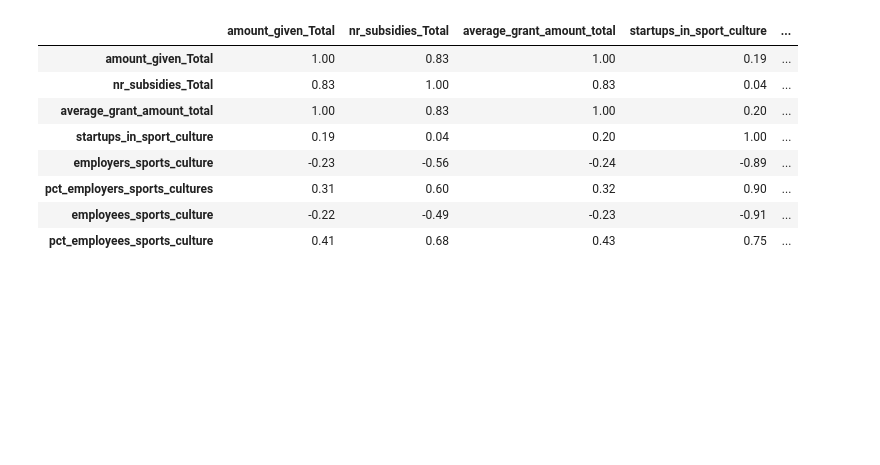
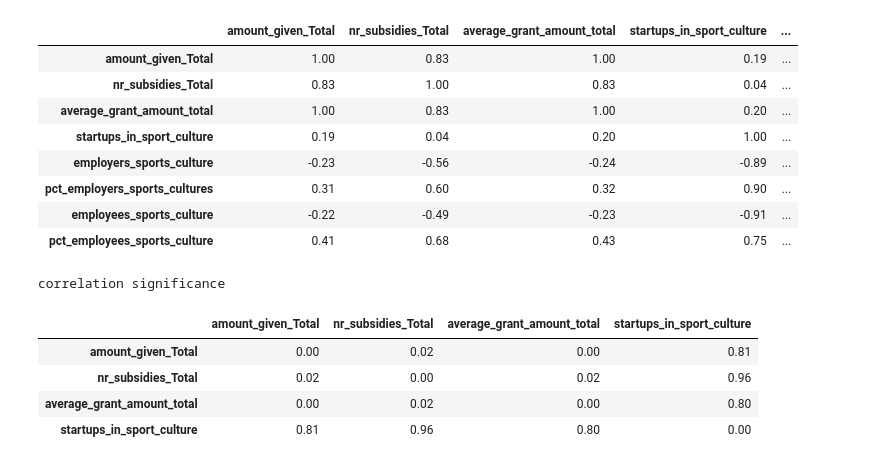
Before and after one commit to IrynaHorova/Project-Amsterdam, a Jupyter notebook: your-code/data-analysis-ih.ipynb, the cells around one changed output. Saved outputs shown, nothing was run; the diff lists cells and outputs as text; code cells hidden in the pictures; blank space fills up the shorter version.

```diff
--- a/your-code/data-analysis-ih.ipynb
+++ b/your-code/data-analysis-ih.ipynb
@@ -154,33 +189,41 @@ correlation matrix
 # %%
 #startups in sport/culture
 
-df1 = selected_grants_empl.loc[:, selected_grants_empl.columns != 'startups_in_sport_culture']
-df2 = selected_grants_empl.loc[:, selected_grants_empl.columns != 'startups_in_sport_culture']
+df1 = selected_grants_empl[selected_grants_empl.index!=2020]\
+[['amount_given_Total','nr_subsidies_Total','average_grant_amount_total','startups_in_sport_culture']]
+df2 = df1
 
 coeffmat = np.zeros((df1.shape[1], df2.shape[1]))
 pvalmat = np.zeros((df1.shape[1], df2.shape[1]))
 
 for i in range(df1.shape[1]):
     for j in range(df2.shape[1]):
         corrtest = pearsonr(df1[df1.columns[i]], df2[df2.columns[j]])
         coeffmat[i,j] = corrtest[0]
         pvalmat[i,j] = corrtest[1]
 
 # dfcoeff = pd.DataFrame(coeffmat, columns=df2.columns, index=df1.columns)
 # dfcoeff
 # #           Col1      Col2      Col3      Col4      Col5
 # # Col1 -0.791083  0.459101 -0.488463 -0.289265  0.494897
 # # Col2  0.059446 -0.395072  0.310900  0.297532  0.201669
 # # Col3 -0.062592  0.391469 -0.450600 -0.136554  0.299579
 # # Col4 -0.470203  0.797971 -0.193561 -0.338896 -0.244132
 # # Col5 -0.057848 -0.037053  0.042798  0.176966 -0.157344
 
 dfpvals = pd.DataFrame(pvalmat, columns=df2.columns, index=df1.columns)
 print('correlation significance')
 dfpvals
 #           Col1      Col2      Col3      Col4      Col5
 # Col1  0.006421  0.181967  0.152007  0.417574  0.145871
 # Col2  0.870421  0.258506  0.381919  0.403770  0.576357
 # Col3  0.863615  0.263268  0.191245  0.706796  0.400385
 # Col4  0.170260  0.005666  0.592096  0.338101  0.496668
 # Col5  0.873881  0.919058  0.906551  0.624783  0.664206
+# %% [output]
+correlation significance
+|  | amount_given_Total | nr_subsidies_Total | average_grant_amount_total | startups_in_sport_culture |
+| amount_given_Total | 0.00 | 0.02 | 0.00 | 0.81 |
+| nr_subsidies_Total | 0.02 | 0.00 | 0.02 | 0.96 |
+| average_grant_amount_total | 0.00 | 0.02 | 0.00 | 0.80 |
+| startups_in_sport_culture | 0.81 | 0.96 | 0.80 | 0.00 |
```
Also changed, not shown: parts of 5 cells of this notebook, 6 other files.
